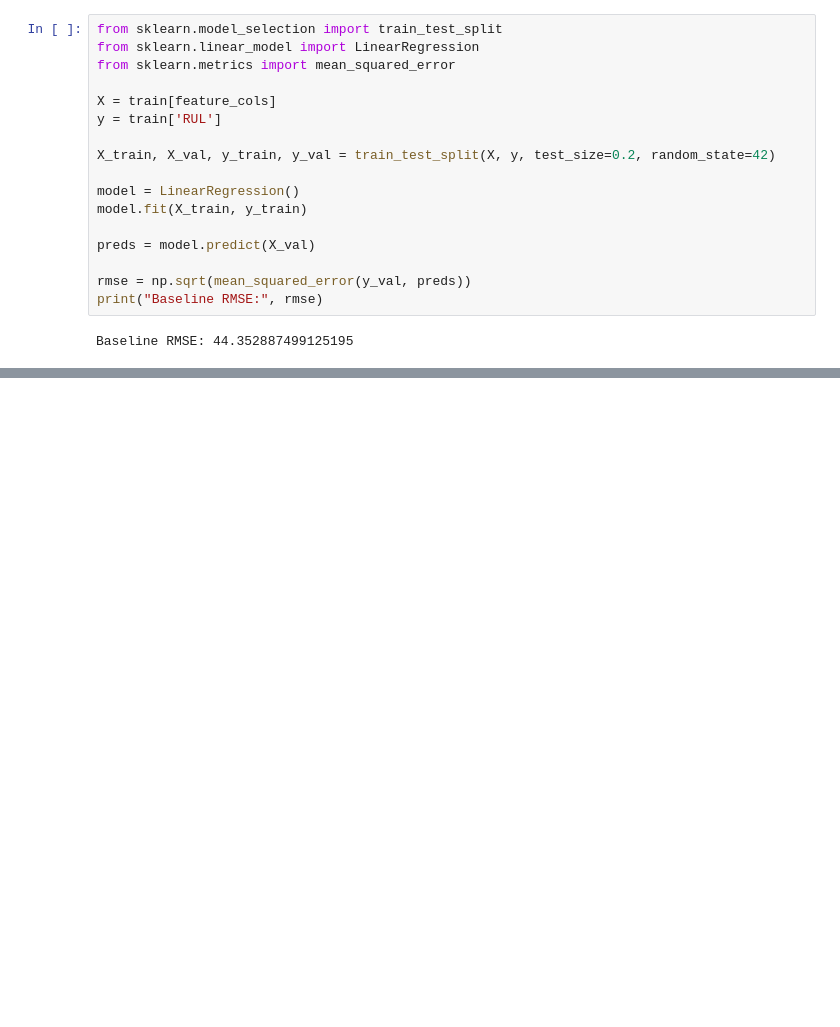
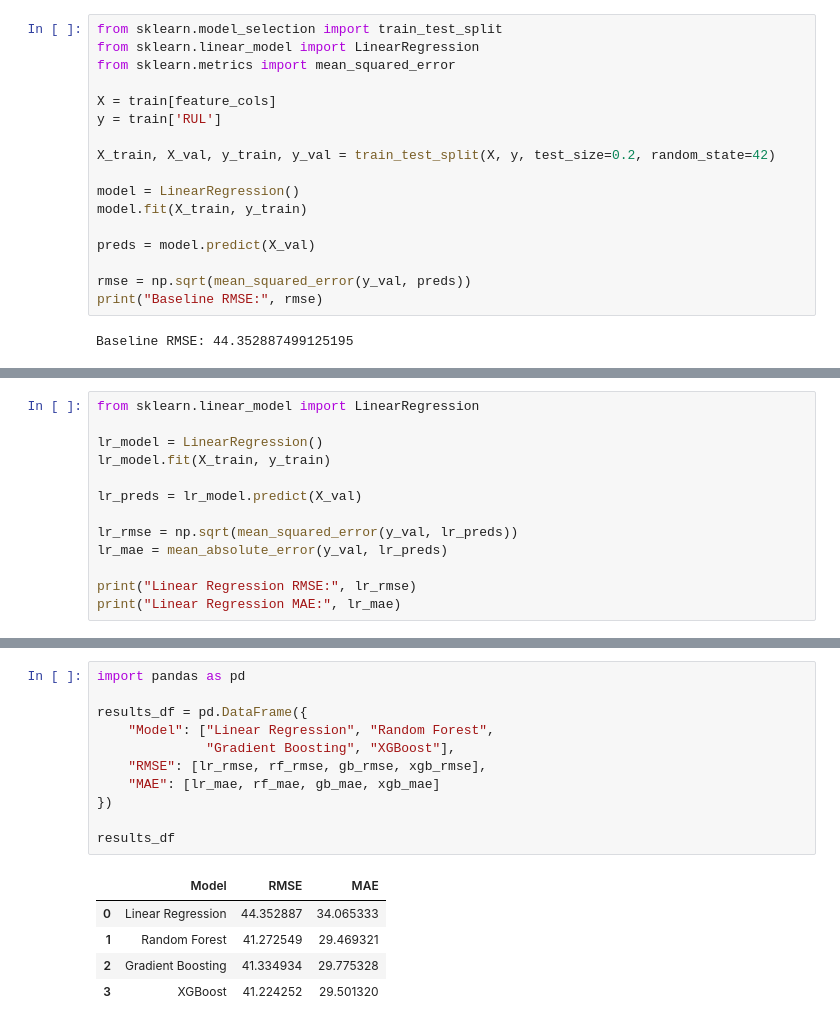
Before and after one commit to sairaghavendra1424/Data_Science_Project, a Jupyter notebook: Data_Science_Project_SR.ipynb, the cells around one changed output, grey strips where cells are left out. Cells and saved outputs as stored; diff of their text form; blank space fills up the shorter version.

```diff
--- a/Data_Science_Project_SR.ipynb
+++ b/Data_Science_Project_SR.ipynb
@@ -277,0 +295,13 @@ Baseline RMSE: 44.352887499125195
+# %%
+from sklearn.linear_model import LinearRegression
+
+lr_model = LinearRegression()
+lr_model.fit(X_train, y_train)
+
+lr_preds = lr_model.predict(X_val)
+
+lr_rmse = np.sqrt(mean_squared_error(y_val, lr_preds))
+lr_mae = mean_absolute_error(y_val, lr_preds)
+
+print("Linear Regression RMSE:", lr_rmse)
+print("Linear Regression MAE:", lr_mae)
@@ -277,0 +400,17 @@ Baseline RMSE: 44.352887499125195
+# %%
+import pandas as pd
+
+results_df = pd.DataFrame({
+    "Model": ["Linear Regression", "Random Forest",
+              "Gradient Boosting", "XGBoost"],
+    "RMSE": [lr_rmse, rf_rmse, gb_rmse, xgb_rmse],
+    "MAE": [lr_mae, rf_mae, gb_mae, xgb_mae]
+})
+
+results_df
+# %% [output]
+|  | Model | RMSE | MAE |
+| 0 | Linear Regression | 44.352887 | 34.065333 |
+| 1 | Random Forest | 41.272549 | 29.469321 |
+| 2 | Gradient Boosting | 41.334934 | 29.775328 |
+| 3 | XGBoost | 41.224252 | 29.501320 |
```
Also changed, not shown: parts of 15 cells of this notebook.
